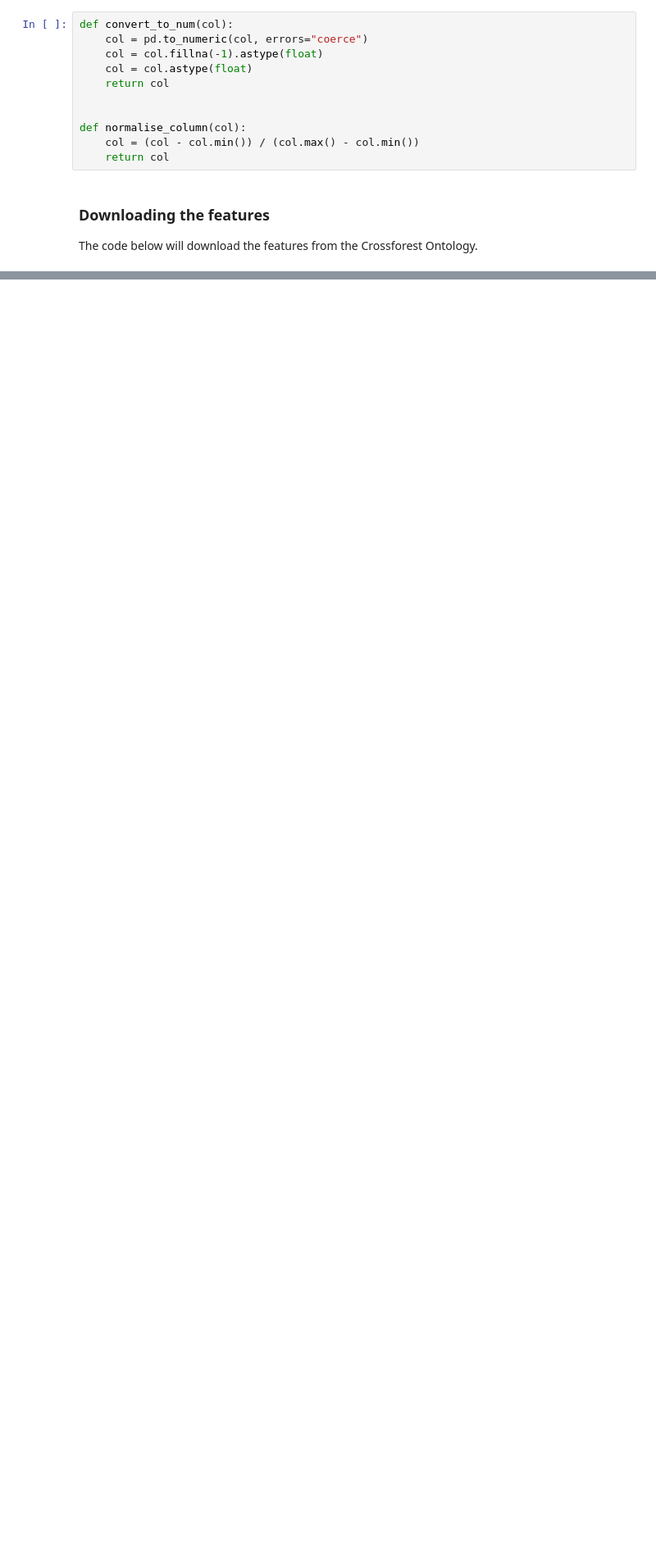
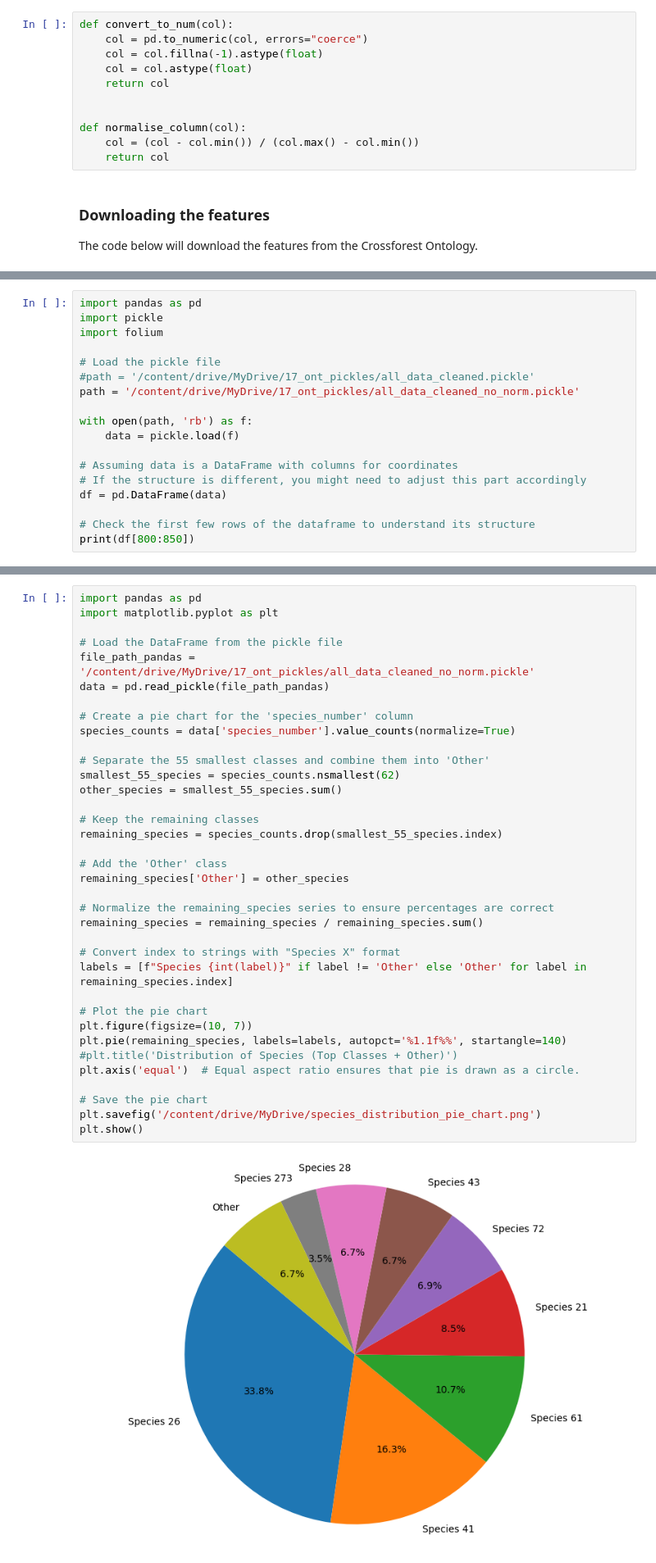
Before and after one commit to christyesmee/Thesis, a Jupyter notebook: DataDownload.ipynb, the cells around one changed output, grey strips where cells are left out. Shown: that part at 82% size. Cells and saved outputs as stored; diff of their text form; blank space fills up the shorter version.

```diff
--- a/DataDownload.ipynb
+++ b/DataDownload.ipynb
@@ -285,0 +564,18 @@ The code below will download the features from the Crossforest Ontology.
+# %%
+import pandas as pd
+import pickle
+import folium
+
+# Load the pickle file
+#path = '/content/drive/MyDrive/17_ont_pickles/all_data_cleaned.pickle'
+path = '/content/drive/MyDrive/17_ont_pickles/all_data_cleaned_no_norm.pickle'
+
+with open(path, 'rb') as f:
+    data = pickle.load(f)
+
+# Assuming data is a DataFrame with columns for coordinates
+# If the structure is different, you might need to adjust this part accordingly
+df = pd.DataFrame(data)
+
+# Check the first few rows of the dataframe to understand its structure
+print(df[800:850])
@@ -285,0 +633,38 @@ The code below will download the features from the Crossforest Ontology.
+# %%
+import pandas as pd
+import matplotlib.pyplot as plt
+
+# Load the DataFrame from the pickle file
+file_path_pandas = '/content/drive/MyDrive/17_ont_pickles/all_data_cleaned_no_norm.pickle'
+data = pd.read_pickle(file_path_pandas)
+
+# Create a pie chart for the 'species_number' column
+species_counts = data['species_number'].value_counts(normalize=True)
+
+# Separate the 55 smallest classes and combine them into 'Other'
+smallest_55_species = species_counts.nsmallest(62)
+other_species = smallest_55_species.sum()
+
+# Keep the remaining classes
+remaining_species = species_counts.drop(smallest_55_species.index)
+
+# Add the 'Other' class
+remaining_species['Other'] = other_species
+
+# Normalize the remaining_species series to ensure percentages are correct
+remaining_species = remaining_species / remaining_species.sum()
+
+# Convert index to strings with "Species X" format
+labels = [f"Species {int(label)}" if label != 'Other' else 'Other' for label in remaining_species.index]
+
+# Plot the pie chart
+plt.figure(figsize=(10, 7))
+plt.pie(remaining_species, labels=labels, autopct='%1.1f%%', startangle=140)
+#plt.title('Distribution of Species (Top Classes + Other)')
+plt.axis('equal')  # Equal aspect ratio ensures that pie is drawn as a circle.
+
+# Save the pie chart
+plt.savefig('/content/drive/MyDrive/species_distribution_pie_chart.png')
+plt.show()
+# %% [output]
+[figure, added]
```
Also changed, not shown: parts of 61 cells of this notebook.
